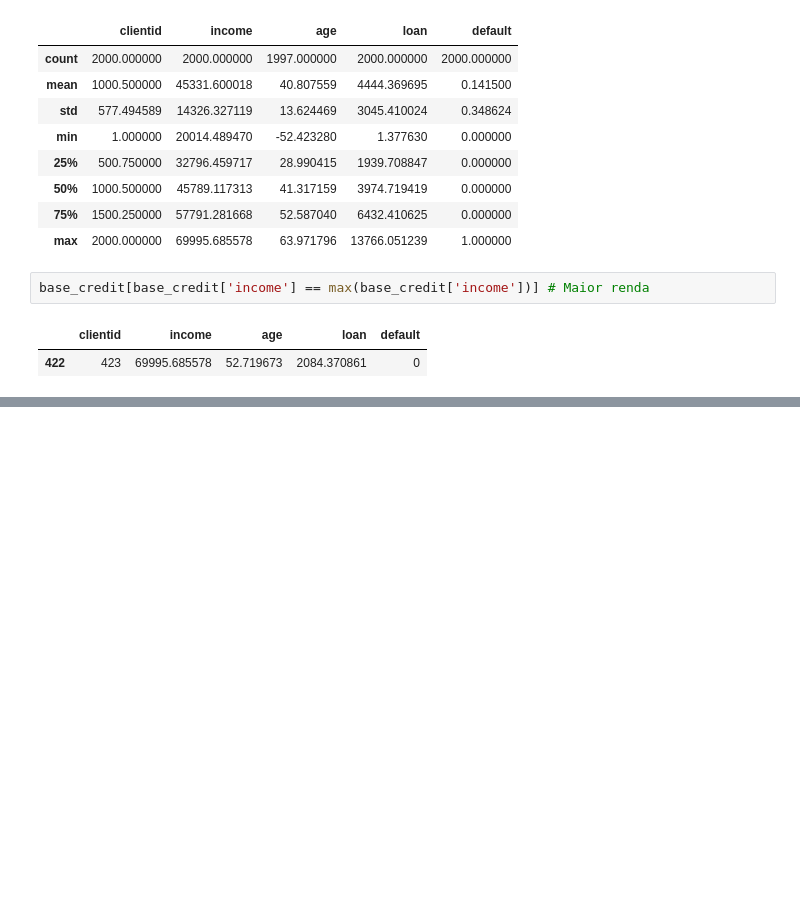
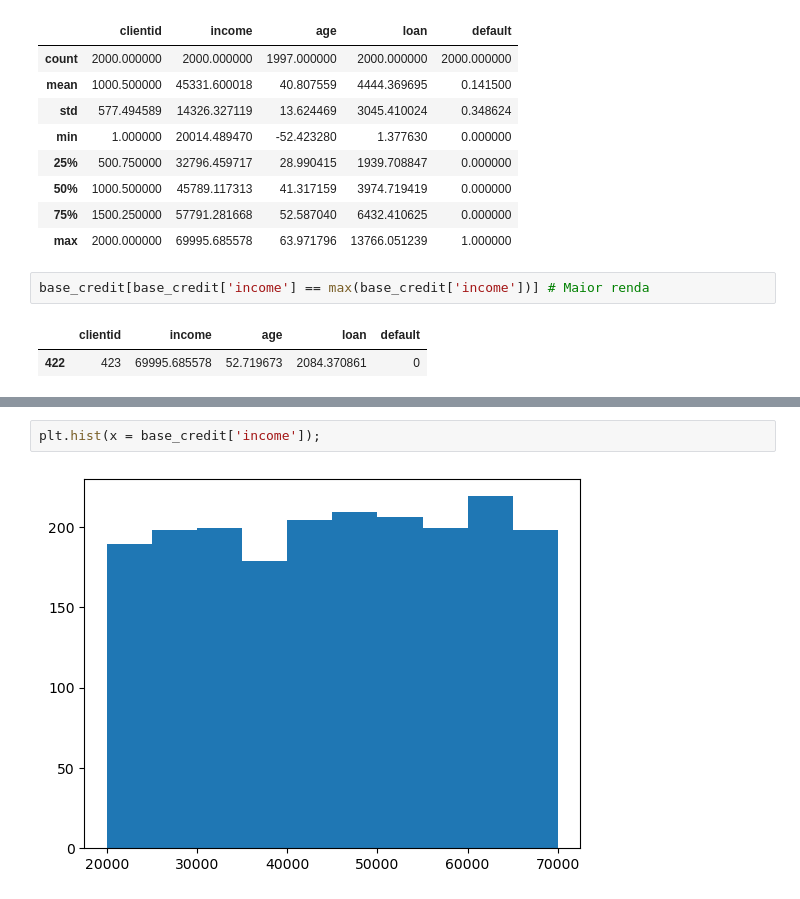
Before and after one commit to andreyadriano/curso-machine-learning, a Jupyter notebook: base_dados_credito/base_dados_de_credito.ipynb, the cells around one changed output, grey strips where cells are left out. Drawn from its saved outputs; the diff is of its cells as text; blank space fills up the shorter version.

```diff
--- a/base_dados_credito/base_dados_de_credito.ipynb
+++ b/base_dados_credito/base_dados_de_credito.ipynb
@@ -67,0 +85,4 @@ base_credit[base_credit['loan'] == max(base_credit['loan'])] # Maior empréstimo
+# %%
+plt.hist(x = base_credit['income']);
+# %% [output]
+[figure, added]
```
Also changed, not shown: parts of 23 cells of this notebook.
